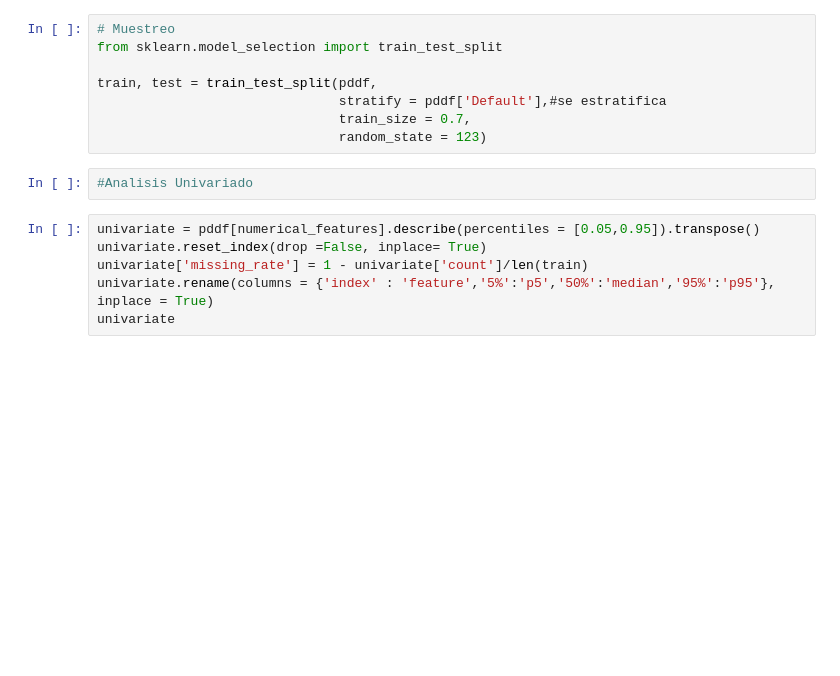
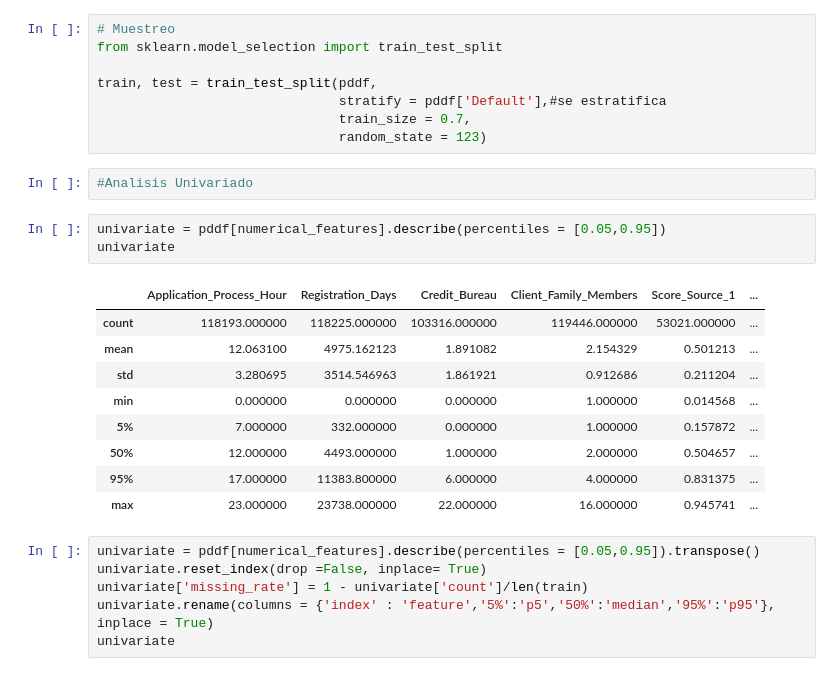
Before and after one commit to maacunap76/Especiaizacion_ML_Deep_DMC, a Jupyter notebook: Supervised_models/Logistic_regression/Credit_Scoring.ipynb, the cells around one changed output. Saved outputs shown, nothing was run; the diff lists cells and outputs as text; blank space fills up the shorter version.

```diff
--- a/Supervised_models/Logistic_regression/Credit_Scoring.ipynb
+++ b/Supervised_models/Logistic_regression/Credit_Scoring.ipynb
@@ -165,6 +165,19 @@ train, test = train_test_split(pddf,
                                random_state = 123)
 # %%
 #Analisis Univariado
+# %%
+univariate = pddf[numerical_features].describe(percentiles = [0.05,0.95])
+univariate
+# %% [output]
+|  | Application_Process_Hour | Registration_Days | Credit_Bureau | Client_Family_Members | Score_Source_1 | ... |
+| count | 118193.000000 | 118225.000000 | 103316.000000 | 119446.000000 | 53021.000000 | ... |
+| mean | 12.063100 | 4975.162123 | 1.891082 | 2.154329 | 0.501213 | ... |
+| std | 3.280695 | 3514.546963 | 1.861921 | 0.912686 | 0.211204 | ... |
+| min | 0.000000 | 0.000000 | 0.000000 | 1.000000 | 0.014568 | ... |
+| 5% | 7.000000 | 332.000000 | 0.000000 | 1.000000 | 0.157872 | ... |
+| 50% | 12.000000 | 4493.000000 | 1.000000 | 2.000000 | 0.504657 | ... |
+| 95% | 17.000000 | 11383.800000 | 6.000000 | 4.000000 | 0.831375 | ... |
+| max | 23.000000 | 23738.000000 | 22.000000 | 16.000000 | 0.945741 | ... |
 # %%
 univariate = pddf[numerical_features].describe(percentiles = [0.05,0.95]).transpose()
 univariate.reset_index(drop =False, inplace= True)
```
Also changed, not shown: parts of 2 cells of this notebook.
